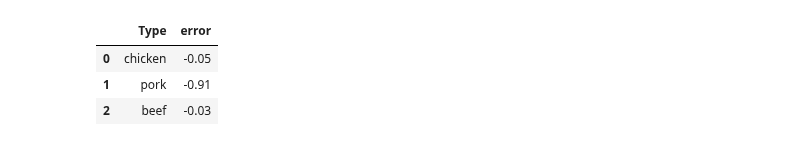
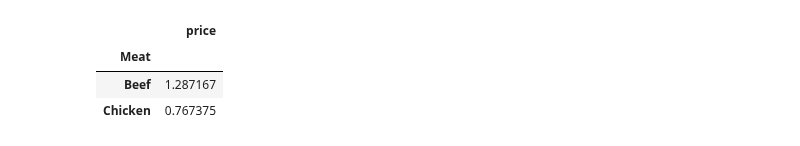
Before and after one commit to ayoskovich/chickens_trust, a Jupyter notebook: price_check.ipynb, the cells around one changed output. Cells and saved outputs as stored; diff of their text form; code cells hidden in the pictures.

```diff
--- a/price_check.ipynb
+++ b/price_check.ipynb
@@ -141,11 +65,17 @@ Now I can look at how far off I was (mine - his).
+# %%
+# Find the nominal price at the base year of the index (1982 - 1984)ish for each Meat
+(
+    yuh.loc[yuh['Date'].apply(lambda x: x.year).isin([1983, 1984])]
+    .groupby('Meat')
+    .aggregate({'price':np.mean})
+)
+
+# Adjust 1935 prices
+# Compute pct difference
+# %% [output]
+|  | price |
+| Meat |  |
+| Beef | 1.287167 |
+| Chicken | 0.767375 |
 # %%
-HTML(
-    diff[['Type', 'error']]
-    .round(2).to_html()
-    .replace('border="1"','border="0"')
-)
+#HTML(df.to_html().replace('border="1"','border="0"'))
-# %% [output]
-|  | Type | error |
-| 0 | chicken | -0.05 |
-| 1 | pork | -0.91 |
-| 2 | beef | -0.03 |
```
Also changed, not shown: parts of 10 cells of this notebook, 6 other files.
